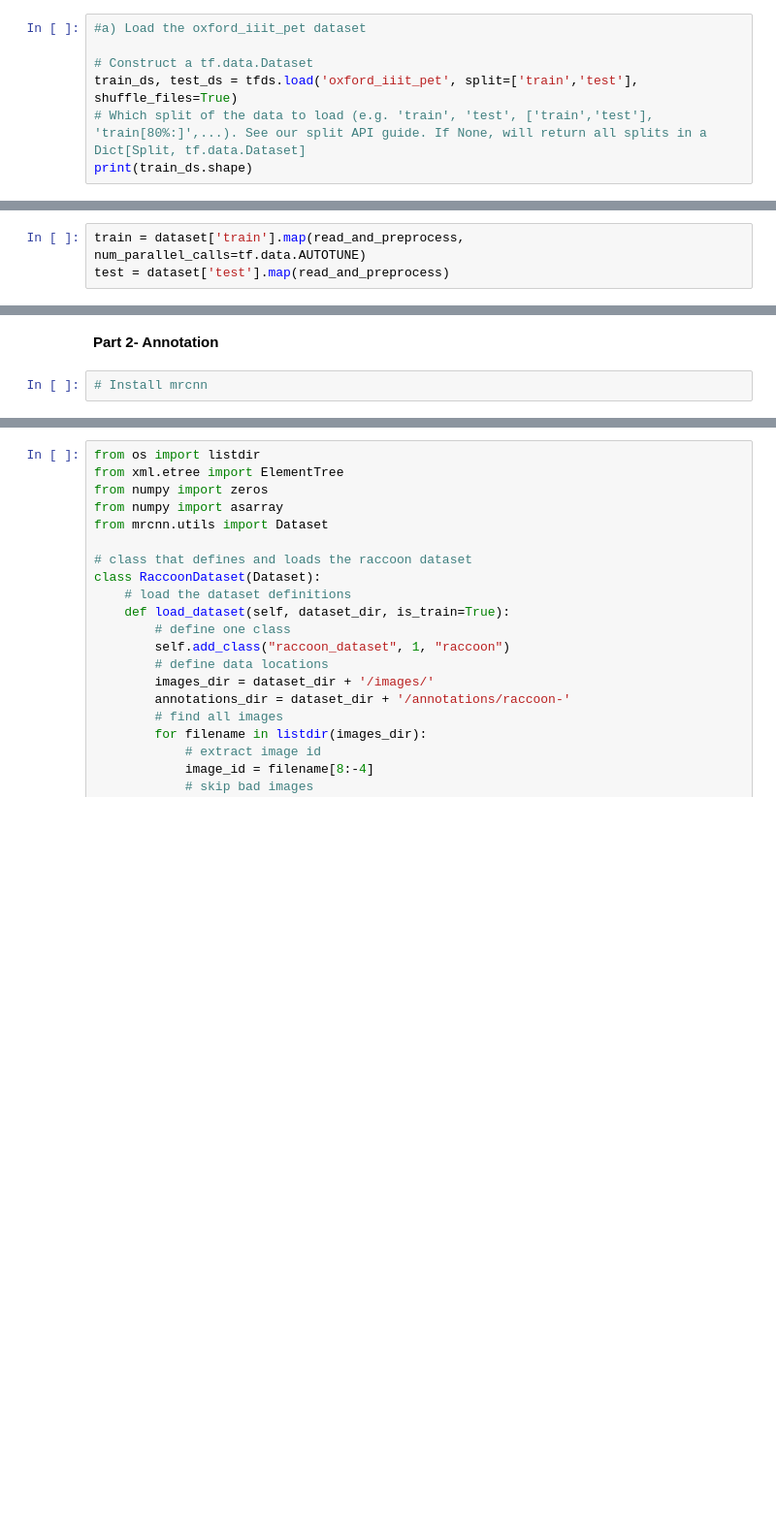
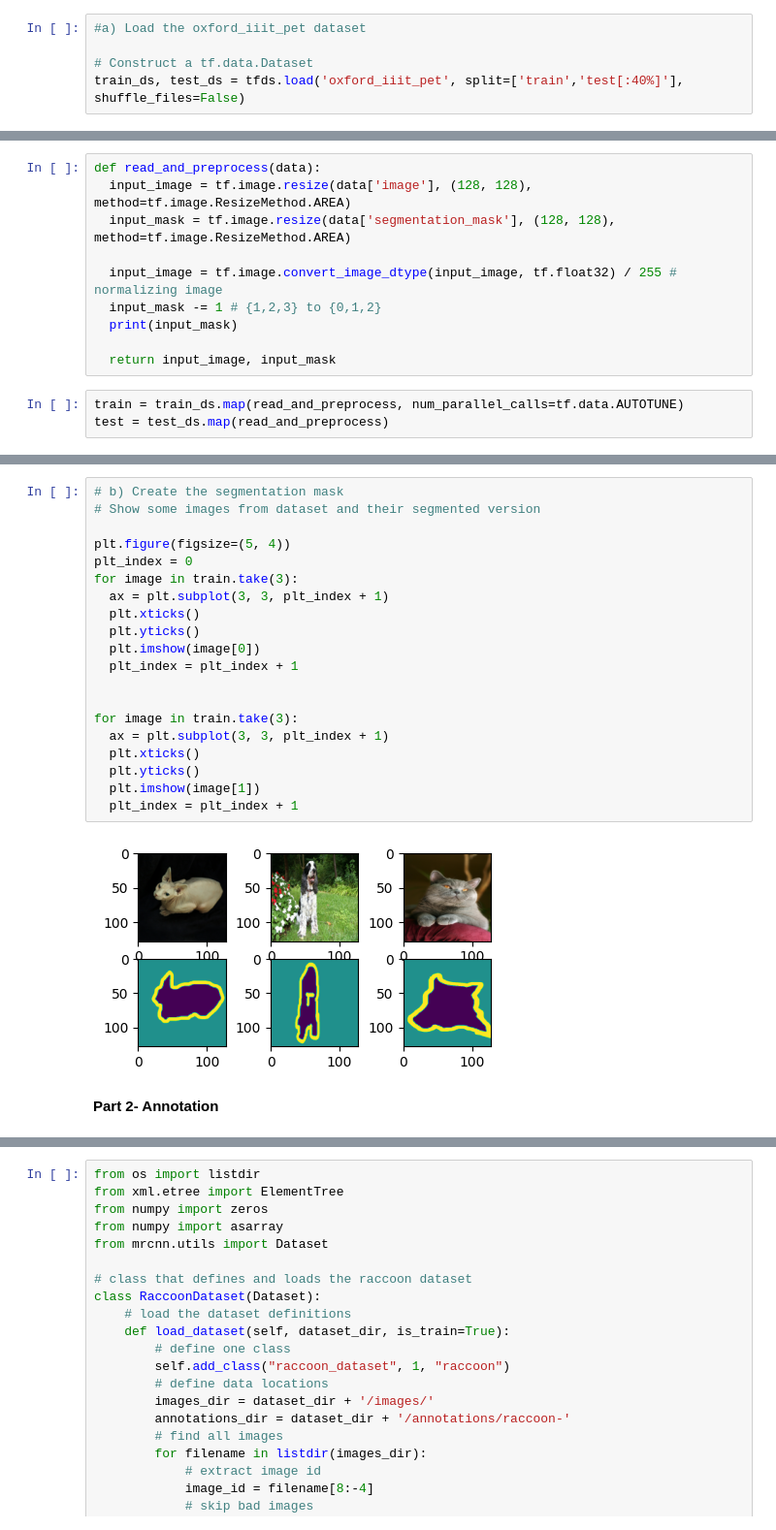
Before and after one commit to samancha/computer-vision-masters, a Jupyter notebook: mod3/Steve-Assignment 3.1 Code.ipynb, the cells around one changed output, grey strips where cells are left out. Shown at 97% size. Cells and saved outputs as stored; diff of their text form; blank space fills up the shorter version.

```diff
--- a/mod3/Steve-Assignment 3.1 Code.ipynb
+++ b/mod3/Steve-Assignment 3.1 Code.ipynb
@@ -12,7 +8,5 @@ ModuleNotFoundError: No module named 'tensorflow_datasets'
 #a) Load the oxford_iiit_pet dataset
 
 # Construct a tf.data.Dataset
-train_ds, test_ds = tfds.load('oxford_iiit_pet', split=['train','test'], shuffle_files=True)
-# Which split of the data to load (e.g. 'train', 'test', ['train','test'], 'train[80%:]',...). See our split API guide. If None, will return all splits in a Dict[Split, tf.data.Dataset]
-print(train_ds.shape)
+train_ds, test_ds = tfds.load('oxford_iiit_pet', split=['train','test[:40%]'], shuffle_files=False)
 # %% [output]
@@ -44,3 +19,13 @@ def read_and_preprocess(data):
+# %%
+def read_and_preprocess(data):
+  input_image = tf.image.resize(data['image'], (128, 128), method=tf.image.ResizeMethod.AREA)
+  input_mask = tf.image.resize(data['segmentation_mask'], (128, 128), method=tf.image.ResizeMethod.AREA)
+
+  input_image = tf.image.convert_image_dtype(input_image, tf.float32) / 255 # normalizing image
+  input_mask -= 1 # {1,2,3} to {0,1,2}
+  print(input_mask)
+
+  return input_image, input_mask
 # %%
-train = dataset['train'].map(read_and_preprocess, num_parallel_calls=tf.data.AUTOTUNE)
-test = dataset['test'].map(read_and_preprocess)
+train = train_ds.map(read_and_preprocess, num_parallel_calls=tf.data.AUTOTUNE)
+test = test_ds.map(read_and_preprocess)
@@ -52,5 +35,25 @@ test = dataset['test'].map(read_and_preprocess)
+# %%
+# b) Create the segmentation mask
+# Show some images from dataset and their segmented version
+
+plt.figure(figsize=(5, 4))
+plt_index = 0
+for image in train.take(3):
+  ax = plt.subplot(3, 3, plt_index + 1)
+  plt.xticks()
+  plt.yticks()
+  plt.imshow(image[0])
+  plt_index = plt_index + 1
+
+
+for image in train.take(3):
+  ax = plt.subplot(3, 3, plt_index + 1)
+  plt.xticks()
+  plt.yticks()
+  plt.imshow(image[1])
+  plt_index = plt_index + 1
+# %% [output]
+[figure, added]
 # %% [markdown]
 **Part 2- Annotation**
-# %%
-# Install mrcnn
 # %%
```
Also changed, not shown: parts of 11 cells of this notebook.
